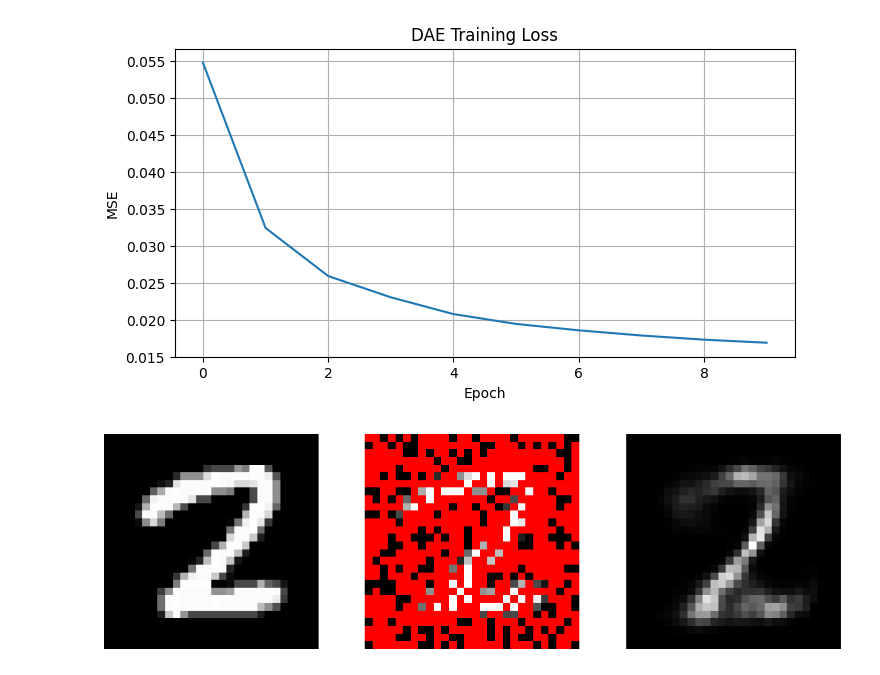
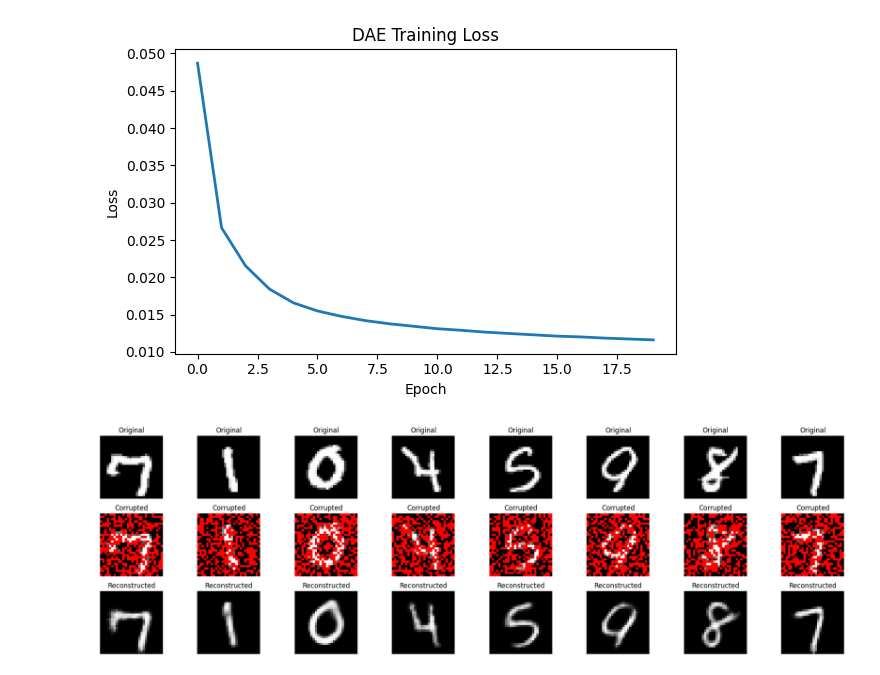
Before and after one commit to woullufy/deep-imputation-techniques, a Jupyter notebook: notebooks/dae.ipynb, the cells around one changed output. Drawn from its saved outputs; the diff is of its cells as text; code cells hidden in the pictures.

Commit message:
Added plots for fashion mnist

```diff
--- a/notebooks/dae.ipynb
+++ b/notebooks/dae.ipynb
@@ -29,7 +29,7 @@ losses = train_autoencoder(
     train_loader=train_loader,
     optimizer=optimizer,
     loss_fn=loss_fn,
-    epochs=10,
+    epochs=20,
     missingness=missingness,
     corruption_type=corruption_type,
     device=device,
@@ -40,40 +41,21 @@ Epoch 10/10: average loss = 0.0169
-# %%
-plt.figure(figsize=(8,4))
-plt.plot(losses)
-plt.title("DAE Training Loss")
-plt.xlabel("Epoch")
-plt.ylabel("MSE")
-plt.grid(True)
-plt.show()
-# %% [output]
-[figure, removed]
-# %%
-model.eval()
-
-idx = torch.randint(len(training_data), size=(1,)).item()
-img, label = training_data[idx]
-
-img_corrupt, mask = missingness.mcar(img, missing_rate=0.7)
-
-test = torch.nan_to_num(img_corrupt, nan=0.0)
-img_reconstructed, z = model(test.view(1, -1).to(device))
-
-
-# Plotting
-fig, axs = plt.subplots(1, 3, figsize=(10,3))
-
-cmap = plt.cm.gray.copy()
-cmap.set_bad(color='red')
-
-axs[0].imshow(img.squeeze(), cmap=cmap)
-axs[0].axis("off")
-axs[1].imshow(img_corrupt.squeeze(), cmap=cmap)
-axs[1].axis("off")
-
-axs[2].imshow(img_reconstructed.detach().cpu().squeeze().reshape(28, 28), cmap='gray')
-axs[2].axis("off")
-
-fig.tight_layout()
-plt.show()
-# %% [output]
-[figure, removed]
+# %%
+plt.figure(figsize=(6,4))
+plt.plot(losses, linewidth=2)
+plt.xlabel("Epoch")
+plt.ylabel("Loss")
+plt.title("DAE Training Loss")
+plt.tight_layout()
+plt.show()
+# %% [output]
+[figure, added]
+# %%
+plot_ae_reconstructions(
+    model,
+    training_data,
+    n=8,
+    missingness=missingness,
+    corruption_type="mcar",
+    missing_rate=0.5,
+)
+# %% [output]
+[figure, added]
```
Also changed, not shown: parts of 2 cells of this notebook, 8 other files.
